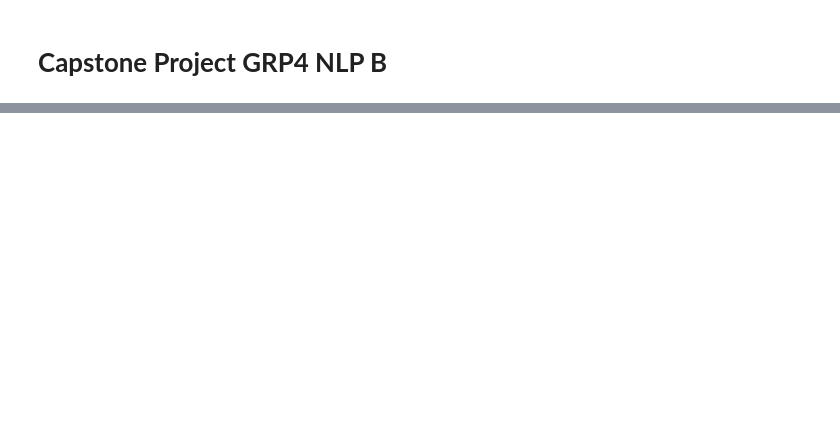
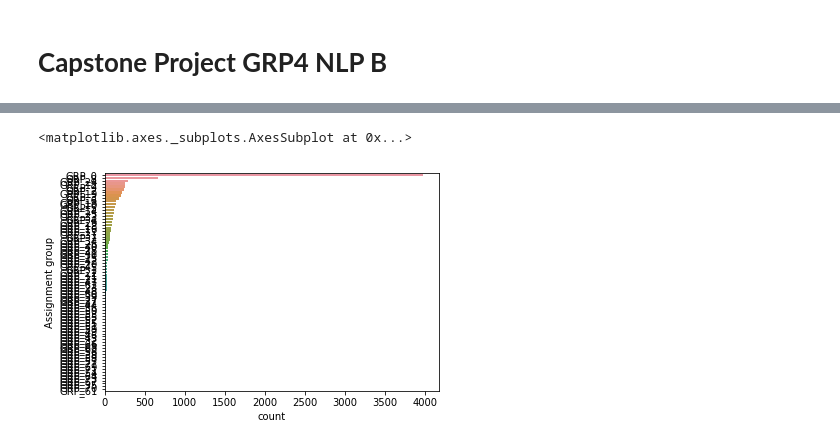
Before and after one commit to ABPande/AIML_CAPSTONE_NLP_B_GRP_4, a Jupyter notebook: Capstone Project.ipynb, the cells around one changed output, grey strips where cells are left out. Saved outputs shown, nothing was run; the diff lists cells and outputs as text; code cells hidden in the pictures; blank space fills up the shorter version.

```diff
--- a/Capstone Project.ipynb
+++ b/Capstone Project.ipynb
@@ -256,0 +109,5 @@ tData_filtered['Assignment group'].value_counts().plot(kind='bar', figsize=(20,1
+# %%
+sns.countplot(y="Assignment group", data=Ticket_df, order=Ticket_df['Assignment group'].value_counts().index )
+# %% [output]
+<matplotlib.axes._subplots.AxesSubplot at 0x...>
+[figure, added]
```
Also changed, not shown: parts of 94 cells of this notebook.
